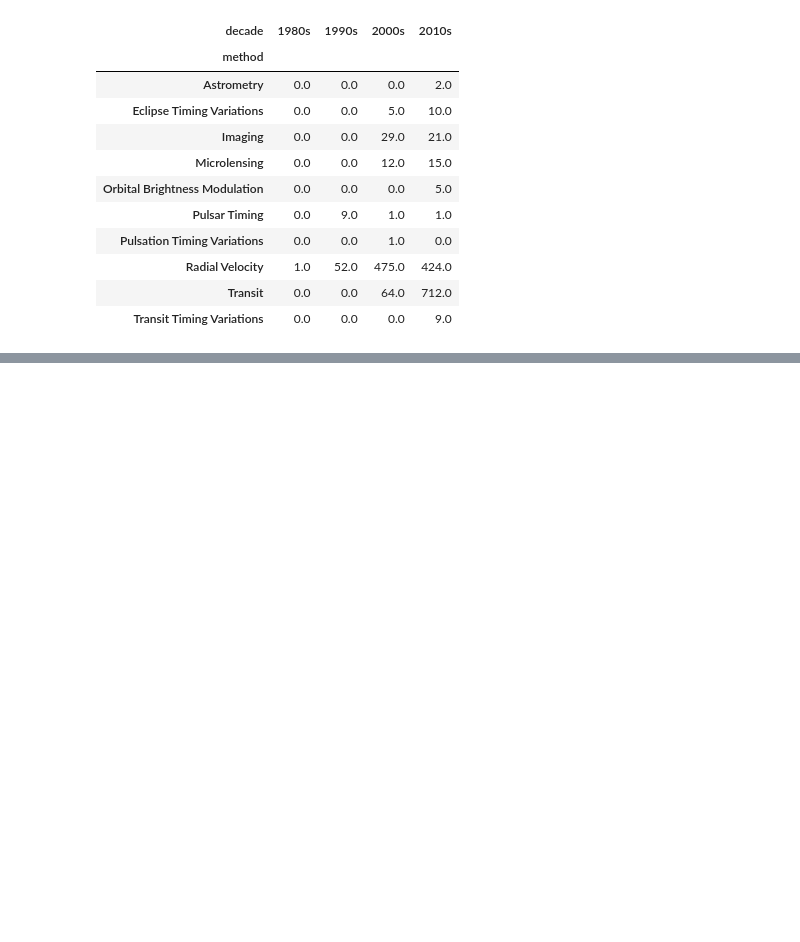
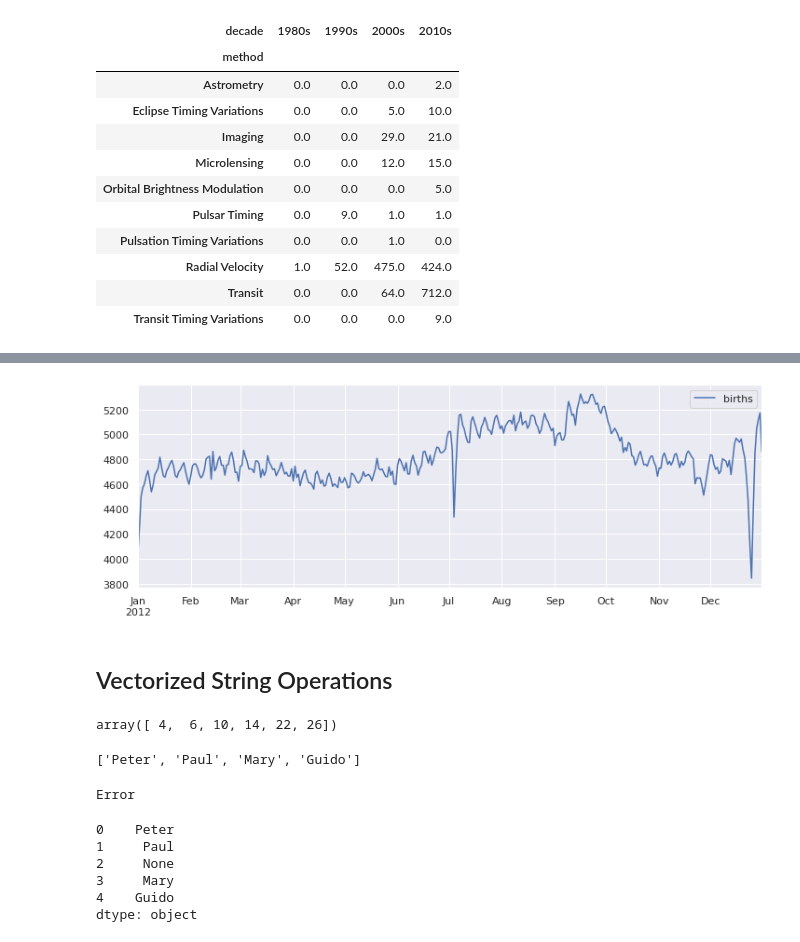
Before and after one commit to LuanDaSilva/PythonDS, a Jupyter notebook: Pandas Tutorial.ipynb, the cells around one changed output, grey strips where cells are left out. Saved outputs shown, nothing was run; the diff lists cells and outputs as text; code cells hidden in the pictures; blank space fills up the shorter version.

```diff
--- a/Pandas Tutorial.ipynb
+++ b/Pandas Tutorial.ipynb
@@ -2260,0 +2396,4 @@ planets.groupby(['method', decade])['number'].sum().unstack().fillna(0)
+# %%
+births_by_date = births.pivot_table('births',
+[births.index.month, births.index.day])
+births_by_date.head()
@@ -2260,0 +2407,4 @@ planets.groupby(['method', decade])['number'].sum().unstack().fillna(0)
+# %%
+births_by_date.index = [pd.datetime(2012, month, day)
+for (month, day) in births_by_date.index]
+births_by_date.head()
@@ -2260,0 +2418,36 @@ planets.groupby(['method', decade])['number'].sum().unstack().fillna(0)
+# %%
+fig, ax = plt.subplots(figsize=(12, 4))
+births_by_date.plot(ax=ax);
+# %% [output]
+[figure, added]
+# %% [markdown]
+## Vectorized String Operations
+# %%
+x = np.array([2, 3, 5, 7, 11, 13])
+x * 2
+# %% [output]
+array([ 4,  6, 10, 14, 22, 26])
+# %%
+data = ['peter', 'Paul', 'MARY', 'gUIDO']
+[s.capitalize() for s in data]
+# %% [output]
+['Peter', 'Paul', 'Mary', 'Guido']
+# %%
+data = ['peter', 'Paul', None, 'MARY', 'gUIDO']
+try:
+    [s.capitalize() for s in data]
+except:
+    print('Error')
+# %% [output]
+Error
+# %%
+# vectorized string examples
+names = pd.Series(data)
+names.str.capitalize() # use method capitalize from string
+# %% [output]
+0    Peter
+1     Paul
+2     None
+3     Mary
+4    Guido
+dtype: object
```
Also changed, not shown: parts of 61 cells of this notebook.
